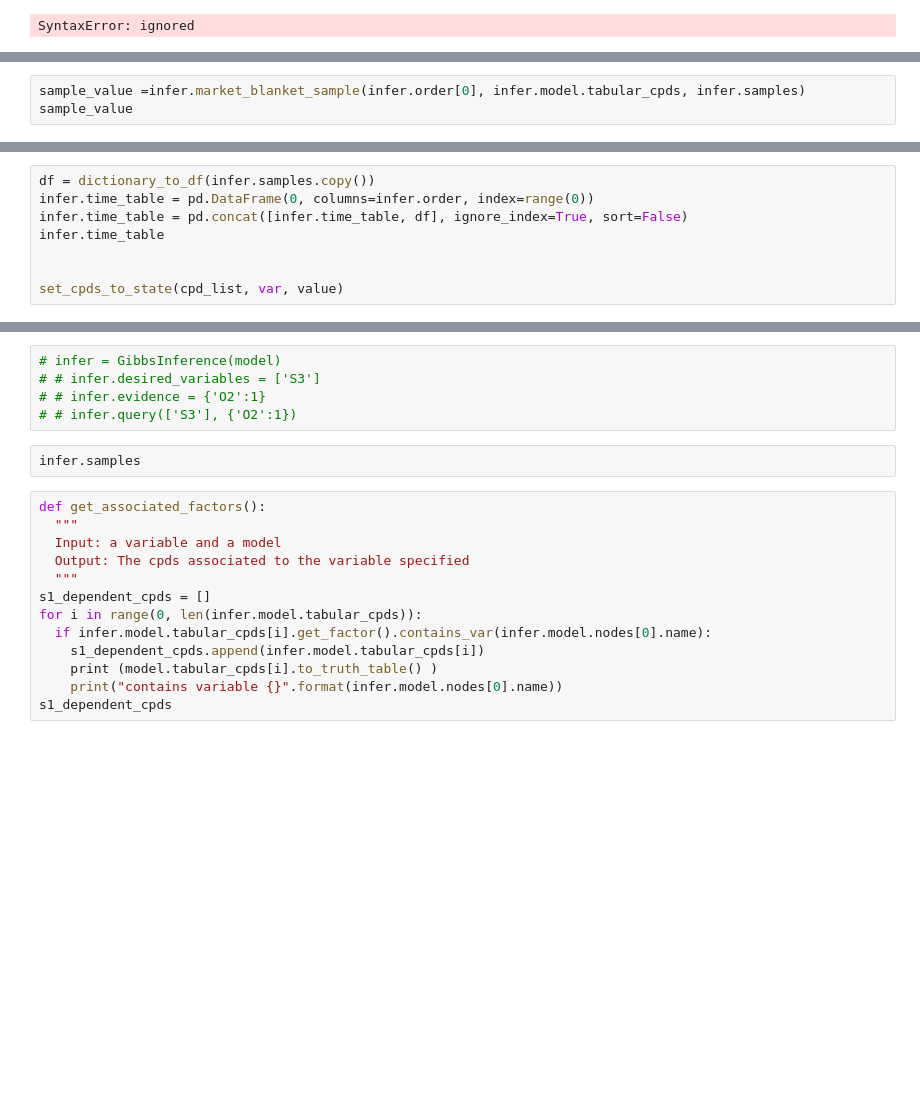
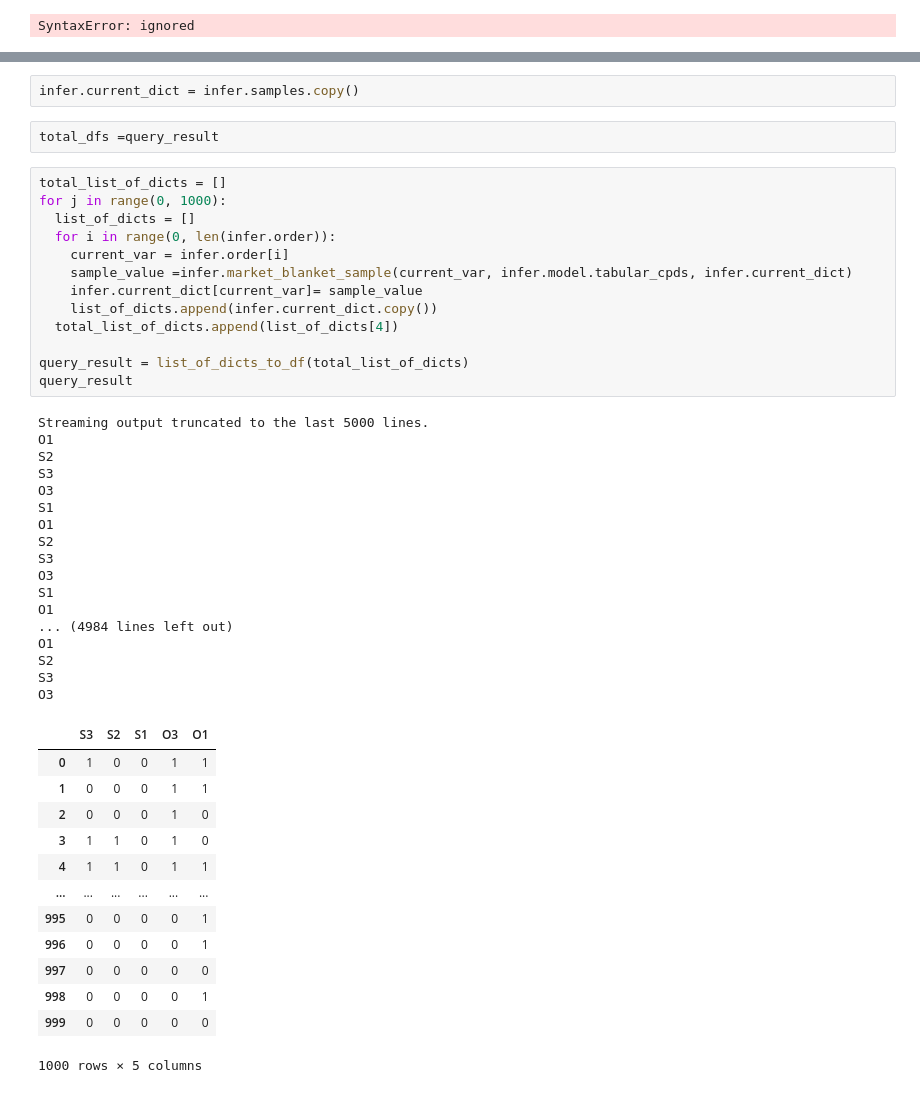
Before and after one commit to armandordorica/MIE1516_A2_Gibbs_sampling, a Jupyter notebook: A2_Gibbs_sampling.ipynb, the cells around one changed output, grey strips where cells are left out. Saved outputs shown, nothing was run; the diff lists cells and outputs as text; blank space fills up the shorter version.

```diff
--- a/A2_Gibbs_sampling.ipynb
+++ b/A2_Gibbs_sampling.ipynb
@@ -1317,3 +1300,0 @@ list_of_dfs = cpd_list_to_df_list(infer.model.tabular_cpds.copy())
-# %%
-sample_value =infer.market_blanket_sample(infer.order[0], infer.model.tabular_cpds, infer.samples)
-sample_value
@@ -1385,8 +1300,0 @@ new_factors_list[3].to_truth_table()
-# %%
-df = dictionary_to_df(infer.samples.copy())
-infer.time_table = pd.DataFrame(0, columns=infer.order, index=range(0))
-infer.time_table = pd.concat([infer.time_table, df], ignore_index=True, sort=False)
-infer.time_table
-
-
-set_cpds_to_state(cpd_list, var, value)
@@ -1616,20 +1301,48 @@ break
-# %%
-# infer = GibbsInference(model)
-# # infer.desired_variables = ['S3']
-# # infer.evidence = {'O2':1}
-# # infer.query(['S3'], {'O2':1})
-# %%
-infer.samples
-# %%
-def get_associated_factors():
-  """
-  Input: a variable and a model
-  Output: The cpds associated to the variable specified
-  """
-s1_dependent_cpds = []
-for i in range(0, len(infer.model.tabular_cpds)):
-  if infer.model.tabular_cpds[i].get_factor().contains_var(infer.model.nodes[0].name):
-    s1_dependent_cpds.append(infer.model.tabular_cpds[i])
-    print (model.tabular_cpds[i].to_truth_table() )
-    print("contains variable {}".format(infer.model.nodes[0].name))
-s1_dependent_cpds
+# %%
+infer.current_dict = infer.samples.copy()
+# %%
+total_dfs =query_result
+# %%
+total_list_of_dicts = []
+for j in range(0, 1000):
+  list_of_dicts = []
+  for i in range(0, len(infer.order)):
+    current_var = infer.order[i]
+    sample_value =infer.market_blanket_sample(current_var, infer.model.tabular_cpds, infer.current_dict)
+    infer.current_dict[current_var]= sample_value
+    list_of_dicts.append(infer.current_dict.copy())
+  total_list_of_dicts.append(list_of_dicts[4])
+
+query_result = list_of_dicts_to_df(total_list_of_dicts)
+query_result
+# %% [output]
+Streaming output truncated to the last 5000 lines.
+O1
+S2
+S3
+O3
+S1
+O1
+S2
+S3
+O3
+S1
+O1
+... (4984 lines left out)
+O1
+S2
+S3
+O3
+|  | S3 | S2 | S1 | O3 | O1 |
+| 0 | 1 | 0 | 0 | 1 | 1 |
+| 1 | 0 | 0 | 0 | 1 | 1 |
+| 2 | 0 | 0 | 0 | 1 | 0 |
+| 3 | 1 | 1 | 0 | 1 | 0 |
+| 4 | 1 | 1 | 0 | 1 | 1 |
+| ... | ... | ... | ... | ... | ... |
+| 995 | 0 | 0 | 0 | 0 | 1 |
+| 996 | 0 | 0 | 0 | 0 | 1 |
+| 997 | 0 | 0 | 0 | 0 | 0 |
+| 998 | 0 | 0 | 0 | 0 | 1 |
+| 999 | 0 | 0 | 0 | 0 | 0 |
+1000 rows × 5 columns
```
Also changed, not shown: parts of 38 cells of this notebook.
